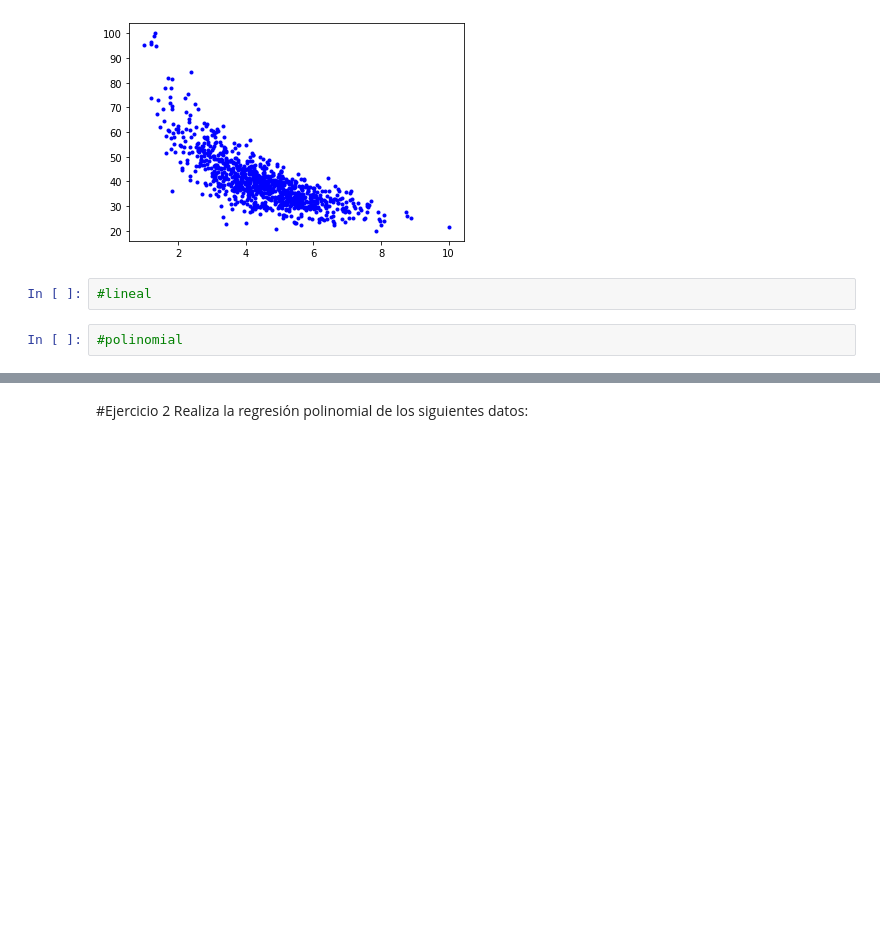
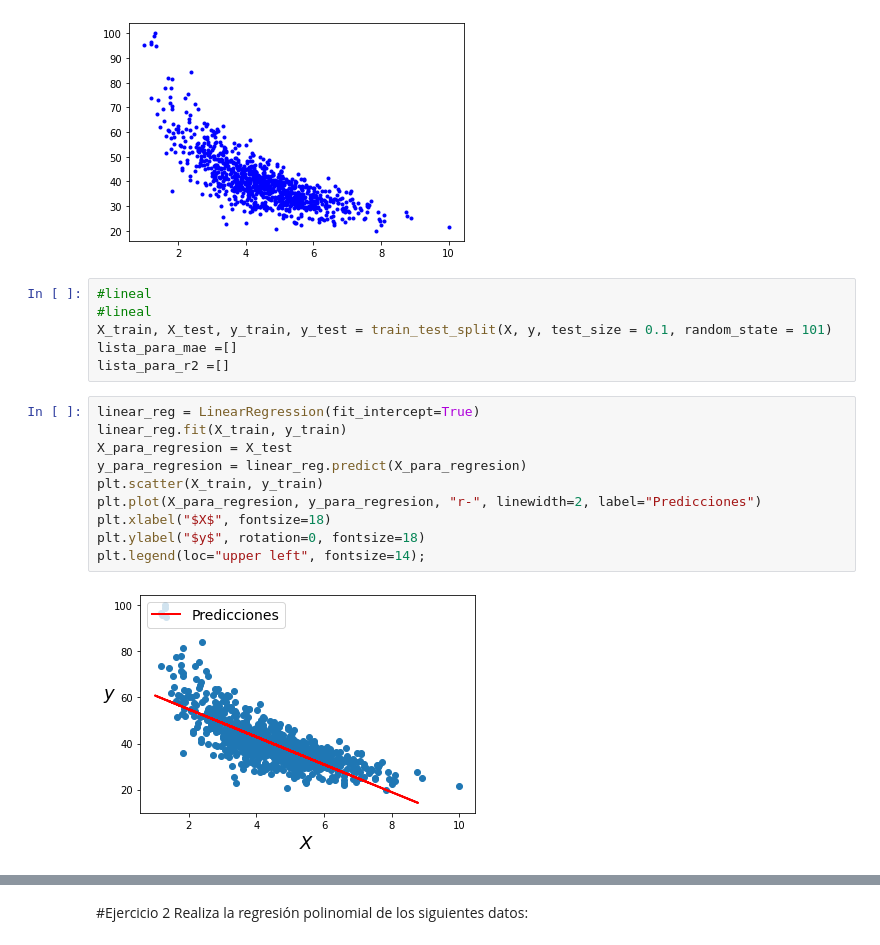
Before and after one commit to PosgradoMNA/Actividades_de_Aprendizaje_A01793670_BryanAlvaradoCruz, a Jupyter notebook: A01793670_Actividad_Semanal_7_Regresiones.ipynb, the cells around one changed output, grey strips where cells are left out. Saved outputs shown, nothing was run; the diff lists cells and outputs as text; blank space fills up the shorter version.

```diff
--- a/A01793670_Actividad_Semanal_7_Regresiones.ipynb
+++ b/A01793670_Actividad_Semanal_7_Regresiones.ipynb
@@ -308,7 +332,21 @@ plt.plot(X,y,'b.')
 # %% [output]
 [<matplotlib.lines.Line2D at 0x...>]
 [figure]
-# %%
-#lineal
-# %%
-#polinomial
+# %%
+#lineal
+#lineal
+X_train, X_test, y_train, y_test = train_test_split(X, y, test_size = 0.1, random_state = 101)
+lista_para_mae =[]
+lista_para_r2 =[]
+# %%
+linear_reg = LinearRegression(fit_intercept=True)
+linear_reg.fit(X_train, y_train)
+X_para_regresion = X_test
+y_para_regresion = linear_reg.predict(X_para_regresion)
+plt.scatter(X_train, y_train)
+plt.plot(X_para_regresion, y_para_regresion, "r-", linewidth=2, label="Predicciones")
+plt.xlabel("$X$", fontsize=18)
+plt.ylabel("$y$", rotation=0, fontsize=18)
+plt.legend(loc="upper left", fontsize=14);
+# %% [output]
+[figure, added]
```
Also changed, not shown: parts of 24 cells of this notebook.
